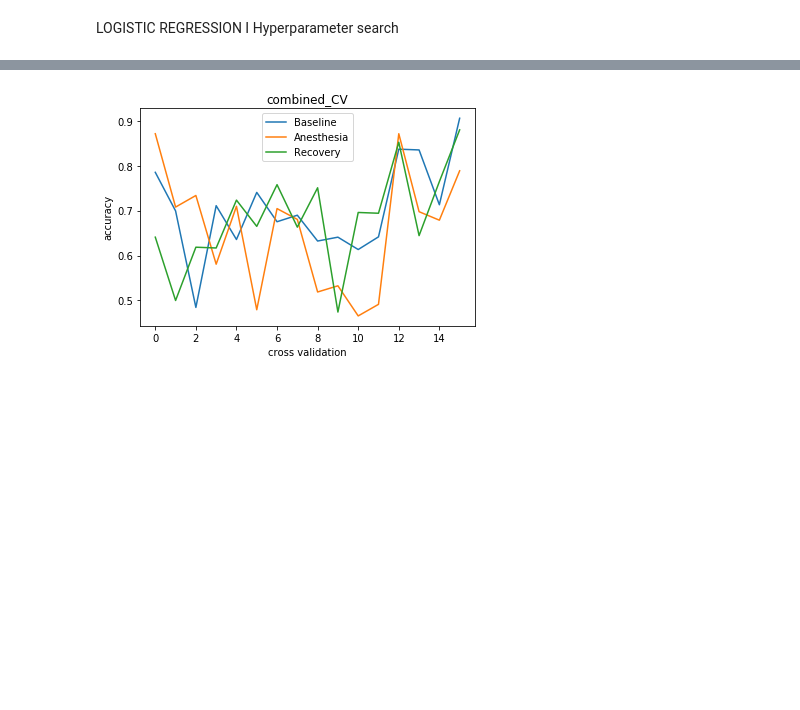
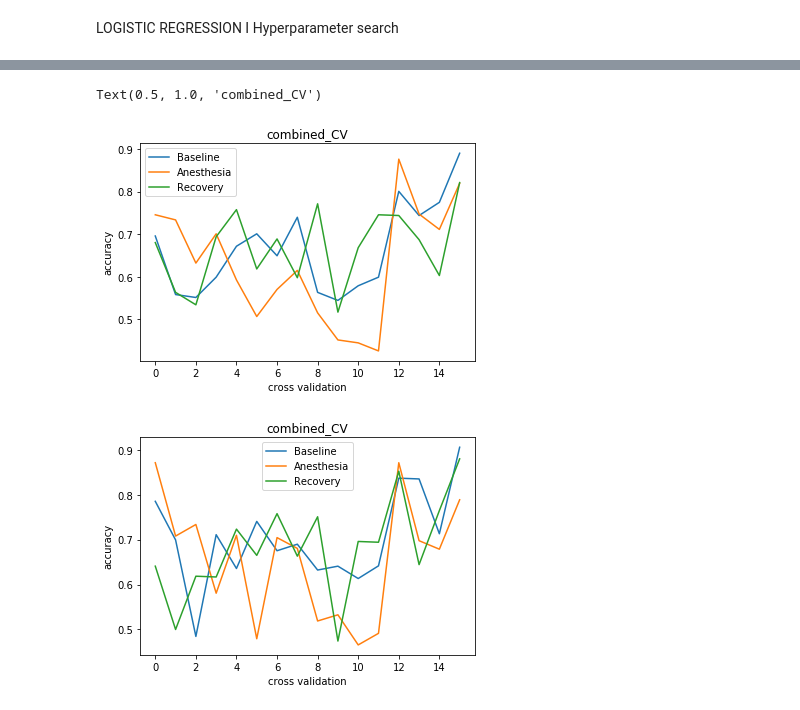
Before and after one commit to BIAPT/Scripts, a Jupyter notebook: DOC_Clustering/classifier_combined.ipynb, the cells around one changed output, grey strips where cells are left out. Drawn from its saved outputs; the diff is of its cells as text; code cells hidden in the pictures; blank space fills up the shorter version.

Commit message:
statistics and combined dataset

```diff
--- a/DOC_Clustering/classifier_combined.ipynb
+++ b/DOC_Clustering/classifier_combined.ipynb
@@ -159,0 +204,13 @@ lr_accuracy_Reco.append(metrics.accuracy_score(Y_test_Reco, P_lr))
+# %%
+plt.figure()
+plt.plot(cv_LR_Base)
+plt.plot(cv_LR_Anes)
+plt.plot(cv_LR_Reco)
+plt.legend(['Baseline','Anesthesia','Recovery'])
+plt.xlabel('cross validation')
+plt.ylabel('accuracy')
+plt.title('combined_CV')
+#plt.savefig('combined_LogRefg_CV.png',dpi=150)
+# %% [output]
+Text(0.5, 1.0, 'combined_CV')
+[figure, added]
```
Also changed, not shown: parts of 11 cells of this notebook, 1 other file.
